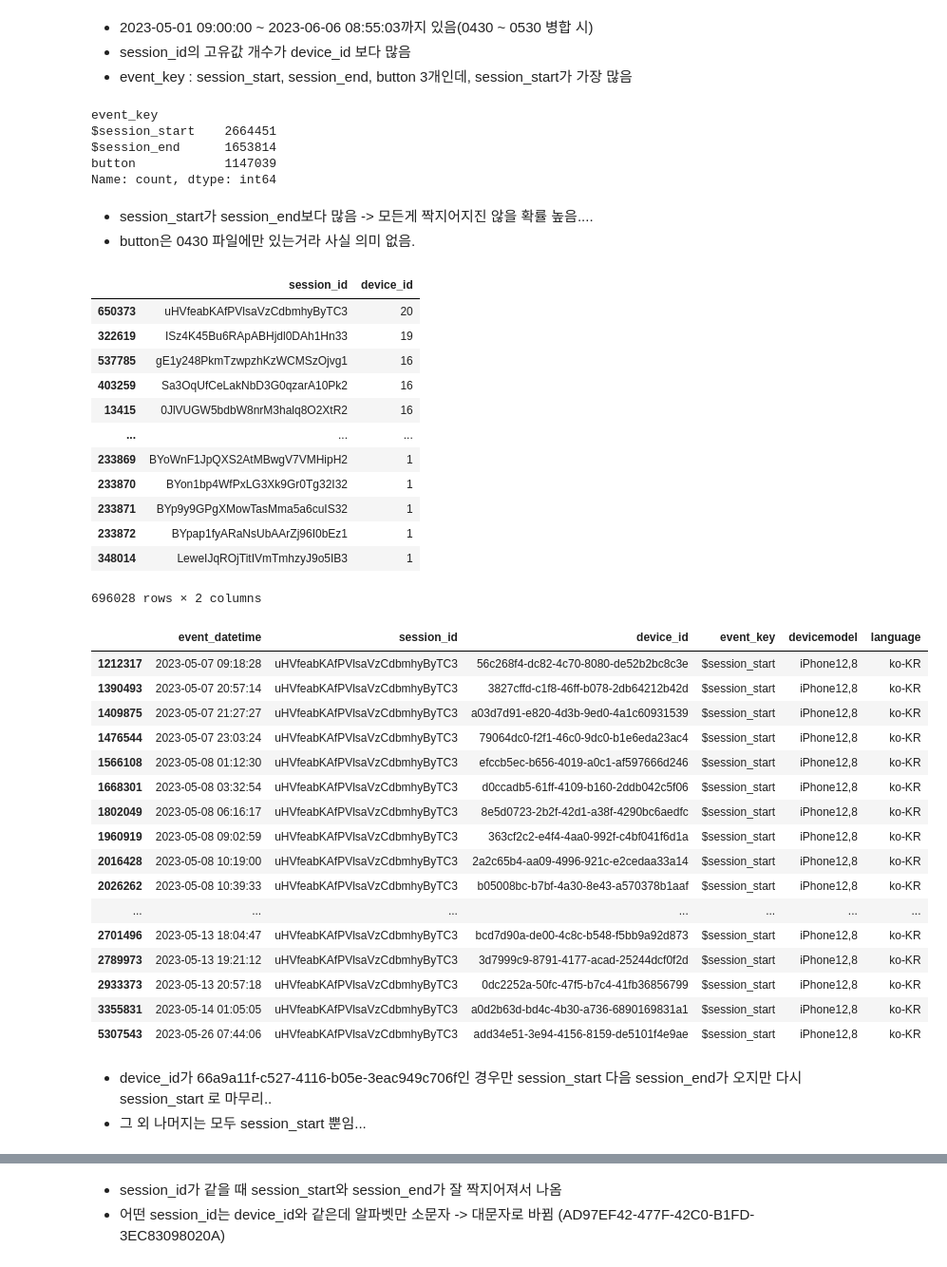
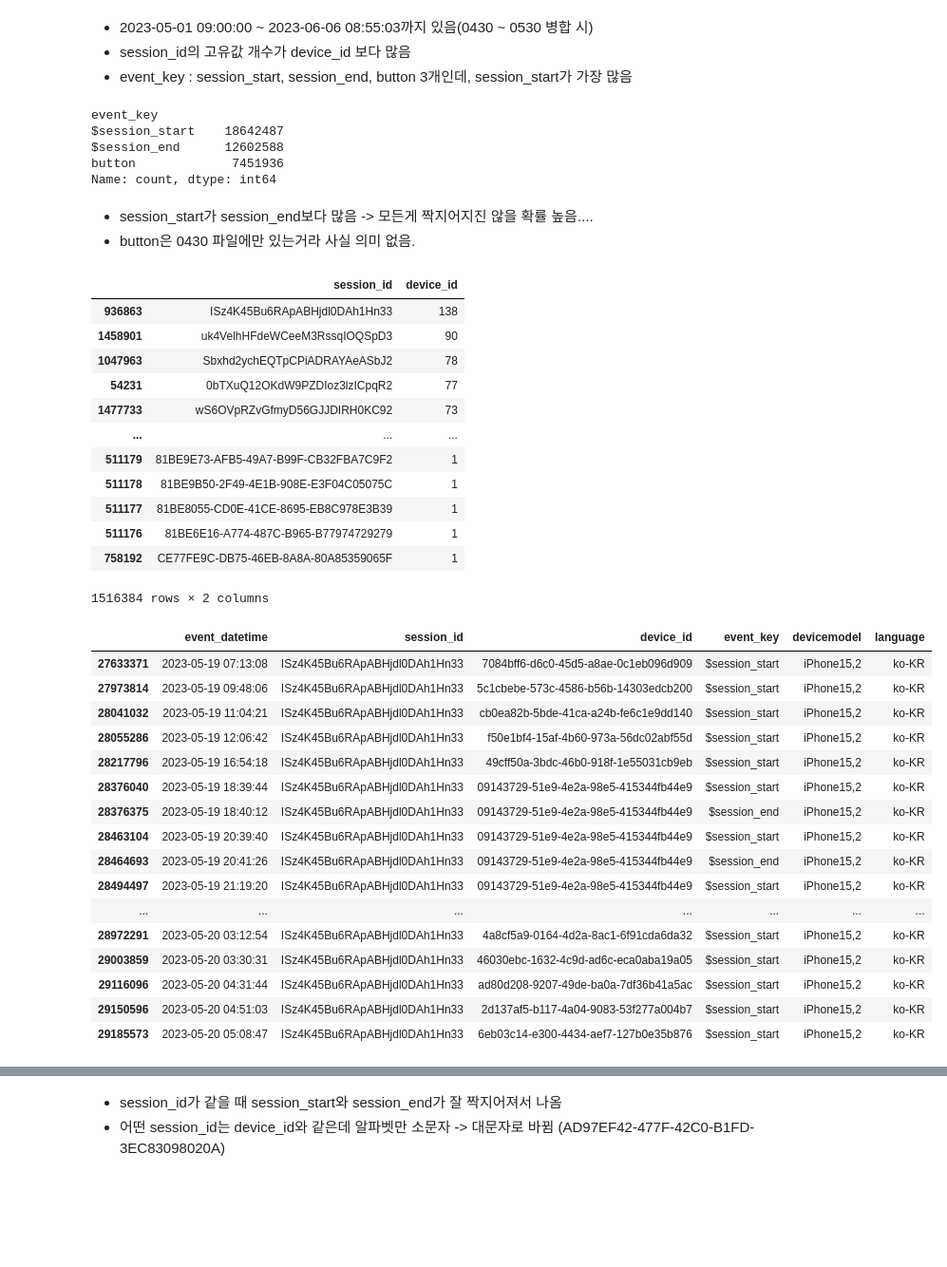
Before and after one commit to seung127/codeit_project, a Jupyter notebook: codeit-project-docker/notebooks/eda_events.ipynb, the cells around one changed output, grey strips where cells are left out. Shown at 95% size. Drawn from its saved outputs; the diff is of its cells as text; code cells hidden in the pictures; blank space fills up the shorter version.

```diff
--- a/codeit-project-docker/notebooks/eda_events.ipynb
+++ b/codeit-project-docker/notebooks/eda_events.ipynb
@@ -365,4 +307,0 @@ df_230512[df_230512['event_datetime'] == '2023-05']
-# %%
-# 우선 결측치 있는 행 버리고 보자
-merged_0430_0530_df = merged_0430_0530_df.dropna()
-merged_0430_0530_df.shape
@@ -371,3 +307,0 @@ merged_0430_0530_df.shape
-# %%
-# event_datetime 컬럼을 datetime 형식으로 변환
-merged_0430_0530_df['event_datetime'] = pd.to_datetime(merged_0430_0530_df['event_datetime'])
@@ -395,9 +314,9 @@ merged_0430_0530_df.describe(include = 'all')
 merged_0430_0530_df['event_key'].value_counts()  # button은 230430 파일만 있음
 # %% [output]
 event_key
-$session_start    2664451
-$session_end      1653814
-button            1147039
+$session_start    18642487
+$session_end      12602588
+button             7451936
 Name: count, dtype: int64
 # %% [markdown]
 - session_start가 session_end보다 많음 -> 모든게 짝지어지진 않을 확률 높음....
@@ -408,42 +327,39 @@ Name: count, dtype: int64
 merged_0430_0530_df.groupby('session_id')['device_id'].nunique().reset_index().sort_values(by='device_id', ascending=False)
 # %% [output]
 |  | session_id | device_id |
-| 650373 | uHVfeabKAfPVlsaVzCdbmhyByTC3 | 20 |
-| 322619 | ISz4K45Bu6RApABHjdl0DAh1Hn33 | 19 |
-| 537785 | gE1y248PkmTzwpzhKzWCMSzOjvg1 | 16 |
-| 403259 | Sa3OqUfCeLakNbD3G0qzarA10Pk2 | 16 |
-| 13415 | 0JlVUGW5bdbW8nrM3halq8O2XtR2 | 16 |
+| 936863 | ISz4K45Bu6RApABHjdl0DAh1Hn33 | 138 |
+| 1458901 | uk4VelhHFdeWCeeM3RssqIOQSpD3 | 90 |
+| 1047963 | Sbxhd2ychEQTpCPiADRAYAeASbJ2 | 78 |
+| 54231 | 0bTXuQ12OKdW9PZDIoz3lzICpqR2 | 77 |
+| 1477733 | wS6OVpRZvGfmyD56GJJDIRH0KC92 | 73 |
 | ... | ... | ... |
-| 233869 | BYoWnF1JpQXS2AtMBwgV7VMHipH2 | 1 |
-| 233870 | BYon1bp4WfPxLG3Xk9Gr0Tg32I32 | 1 |
-| 233871 | BYp9y9GPgXMowTasMma5a6cuIS32 | 1 |
-| 233872 | BYpap1fyARaNsUbAArZj96I0bEz1 | 1 |
-| 348014 | LeweIJqROjTitIVmTmhzyJ9o5IB3 | 1 |
+| 511179 | 81BE9E73-AFB5-49A7-B99F-CB32FBA7C9F2 | 1 |
+| 511178 | 81BE9B50-2F49-4E1B-908E-E3F04C05075C | 1 |
+| 511177 | 81BE8055-CD0E-41CE-8695-EB8C978E3B39 | 1 |
+| 511176 | 81BE6E16-A774-487C-B965-B77974729279 | 1 |
+| 758192 | CE77FE9C-DB75-46EB-8A8A-80A85359065F | 1 |
-696028 rows × 2 columns
+1516384 rows × 2 columns
 # %%
 # 샘플 session_id 확인
-merged_0430_0530_df[merged_0430_0530_df['session_id'] == 'uHVfeabKAfPVlsaVzCdbmhyByTC3']
+merged_0430_0530_df[merged_0430_0530_df['session_id'] == 'ISz4K45Bu6RApABHjdl0DAh1Hn33'].head(20)
 # %% [output]
 |  | event_datetime | session_id | device_id | event_key | devicemodel | language |
-| 1212317 | 2023-05-07 09:18:28 | uHVfeabKAfPVlsaVzCdbmhyByTC3 | 56c268f4-dc82-4c70-8080-de52b2bc8c3e | $session_start | iPhone12,8 | ko-KR |
-| 1390493 | 2023-05-07 20:57:14 | uHVfeabKAfPVlsaVzCdbmhyByTC3 | 3827cffd-c1f8-46ff-b078-2db64212b42d | $session_start | iPhone12,8 | ko-KR |
-| 1409875 | 2023-05-07 21:27:27 | uHVfeabKAfPVlsaVzCdbmhyByTC3 | a03d7d91-e820-4d3b-9ed0-4a1c60931539 | $session_start | iPhone12,8 | ko-KR |
-| 1476544 | 2023-05-07 23:03:24 | uHVfeabKAfPVlsaVzCdbmhyByTC3 | 79064dc0-f2f1-46c0-9dc0-b1e6eda23ac4 | $session_start | iPhone12,8 | ko-KR |
-| 1566108 | 2023-05-08 01:12:30 | uHVfeabKAfPVlsaVzCdbmhyByTC3 | efccb5ec-b656-4019-a0c1-af597666d246 | $session_start | iPhone12,8 | ko-KR |
-| 1668301 | 2023-05-08 03:32:54 | uHVfeabKAfPVlsaVzCdbmhyByTC3 | d0ccadb5-61ff-4109-b160-2ddb042c5f06 | $session_start | iPhone12,8 | ko-KR |
-| 1802049 | 2023-05-08 06:16:17 | uHVfeabKAfPVlsaVzCdbmhyByTC3 | 8e5d0723-2b2f-42d1-a38f-4290bc6aedfc | $session_start | iPhone12,8 | ko-KR |
-| 1960919 | 2023-05-08 09:02:59 | uHVfeabKAfPVlsaVzCdbmhyByTC3 | 363cf2c2-e4f4-4aa0-992f-c4bf041f6d1a | $session_start | iPhone12,8 | ko-KR |
-| 2016428 | 2023-05-08 10:19:00 | uHVfeabKAfPVlsaVzCdbmhyByTC3 | 2a2c65b4-aa09-4996-921c-e2cedaa33a14 | $session_start | iPhone12,8 | ko-KR |
-| 2026262 | 2023-05-08 10:39:33 | uHVfeabKAfPVlsaVzCdbmhyByTC3 | b05008bc-b7bf-4a30-8e43-a570378b1aaf | $session_start | iPhone12,8 | ko-KR |
+| 27633371 | 2023-05-19 07:13:08 | ISz4K45Bu6RApABHjdl0DAh1Hn33 | 7084bff6-d6c0-45d5-a8ae-0c1eb096d909 | $session_start | iPhone15,2 | ko-KR |
+| 27973814 | 2023-05-19 09:48:06 | ISz4K45Bu6RApABHjdl0DAh1Hn33 | 5c1cbebe-573c-4586-b56b-14303edcb200 | $session_start | iPhone15,2 | ko-KR |
+| 28041032 | 2023-05-19 11:04:21 | ISz4K45Bu6RApABHjdl0DAh1Hn33 | cb0ea82b-5bde-41ca-a24b-fe6c1e9dd140 | $session_start | iPhone15,2 | ko-KR |
+| 28055286 | 2023-05-19 12:06:42 | ISz4K45Bu6RApABHjdl0DAh1Hn33 | f50e1bf4-15af-4b60-973a-56dc02abf55d | $session_start | iPhone15,2 | ko-KR |
+| 28217796 | 2023-05-19 16:54:18 | ISz4K45Bu6RApABHjdl0DAh1Hn33 | 49cff50a-3bdc-46b0-918f-1e55031cb9eb | $session_start | iPhone15,2 | ko-KR |
+| 28376040 | 2023-05-19 18:39:44 | ISz4K45Bu6RApABHjdl0DAh1Hn33 | 09143729-51e9-4e2a-98e5-415344fb44e9 | $session_start | iPhone15,2 | ko-KR |
+| 28376375 | 2023-05-19 18:40:12 | ISz4K45Bu6RApABHjdl0DAh1Hn33 | 09143729-51e9-4e2a-98e5-415344fb44e9 | $session_end | iPhone15,2 | ko-KR |
+| 28463104 | 2023-05-19 20:39:40 | ISz4K45Bu6RApABHjdl0DAh1Hn33 | 09143729-51e9-4e2a-98e5-415344fb44e9 | $session_start | iPhone15,2 | ko-KR |
+| 28464693 | 2023-05-19 20:41:26 | ISz4K45Bu6RApABHjdl0DAh1Hn33 | 09143729-51e9-4e2a-98e5-415344fb44e9 | $session_end | iPhone15,2 | ko-KR |
+| 28494497 | 2023-05-19 21:19:20 | ISz4K45Bu6RApABHjdl0DAh1Hn33 | 09143729-51e9-4e2a-98e5-415344fb44e9 | $session_start | iPhone15,2 | ko-KR |
 | ... | ... | ... | ... | ... | ... | ... |
-| 2701496 | 2023-05-13 18:04:47 | uHVfeabKAfPVlsaVzCdbmhyByTC3 | bcd7d90a-de00-4c8c-b548-f5bb9a92d873 | $session_start | iPhone12,8 | ko-KR |
-| 2789973 | 2023-05-13 19:21:12 | uHVfeabKAfPVlsaVzCdbmhyByTC3 | 3d7999c9-8791-4177-acad-25244dcf0f2d | $session_start | iPhone12,8 | ko-KR |
-| 2933373 | 2023-05-13 20:57:18 | uHVfeabKAfPVlsaVzCdbmhyByTC3 | 0dc2252a-50fc-47f5-b7c4-41fb36856799 | $session_start | iPhone12,8 | ko-KR |
-| 3355831 | 2023-05-14 01:05:05 | uHVfeabKAfPVlsaVzCdbmhyByTC3 | a0d2b63d-bd4c-4b30-a736-6890169831a1 | $session_start | iPhone12,8 | ko-KR |
-| 5307543 | 2023-05-26 07:44:06 | uHVfeabKAfPVlsaVzCdbmhyByTC3 | add34e51-3e94-4156-8159-de5101f4e9ae | $session_start | iPhone12,8 | ko-KR |
+| 28972291 | 2023-05-20 03:12:54 | ISz4K45Bu6RApABHjdl0DAh1Hn33 | 4a8cf5a9-0164-4d2a-8ac1-6f91cda6da32 | $session_start | iPhone15,2 | ko-KR |
+| 29003859 | 2023-05-20 03:30:31 | ISz4K45Bu6RApABHjdl0DAh1Hn33 | 46030ebc-1632-4c9d-ad6c-eca0aba19a05 | $session_start | iPhone15,2 | ko-KR |
+| 29116096 | 2023-05-20 04:31:44 | ISz4K45Bu6RApABHjdl0DAh1Hn33 | ad80d208-9207-49de-ba0a-7df36b41a5ac | $session_start | iPhone15,2 | ko-KR |
+| 29150596 | 2023-05-20 04:51:03 | ISz4K45Bu6RApABHjdl0DAh1Hn33 | 2d137af5-b117-4a04-9083-53f277a004b7 | $session_start | iPhone15,2 | ko-KR |
+| 29185573 | 2023-05-20 05:08:47 | ISz4K45Bu6RApABHjdl0DAh1Hn33 | 6eb03c14-e300-4434-aef7-127b0e35b876 | $session_start | iPhone15,2 | ko-KR |
-# %% [markdown]
-- device_id가 66a9a11f-c527-4116-b05e-3eac949c706f인 경우만 session_start 다음 session_end가 오지만 다시 session_start 로 마무리..
-- 그 외 나머지는 모두 session_start 뿐임...
 # %%
 # device_id 별로 session_id 몇 개인지
 merged_0430_0530_df.groupby('device_id')['session_id'].nunique().reset_index().sort_values(by='session_id', ascending=False)
```
Also changed, not shown: parts of 46 cells of this notebook, 1 other file.
